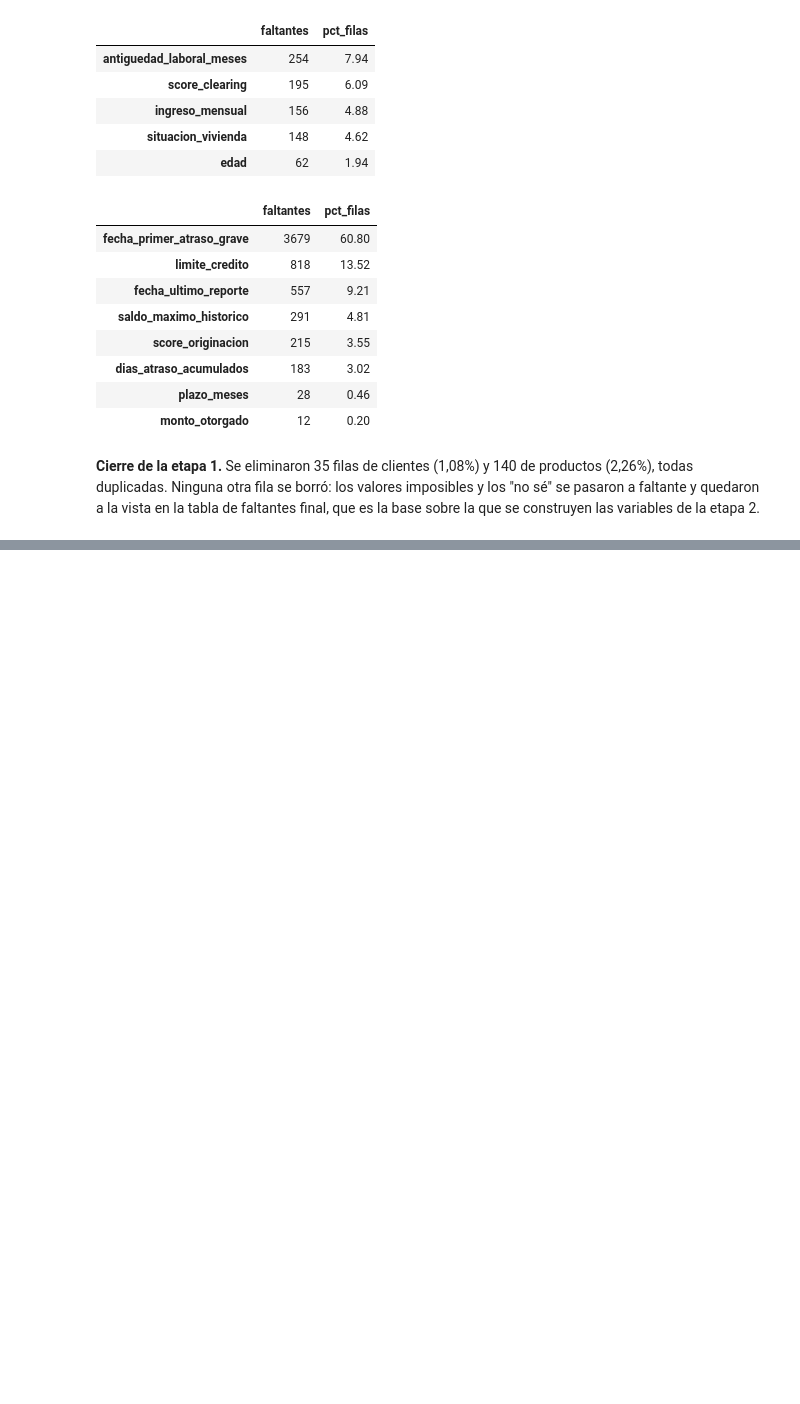
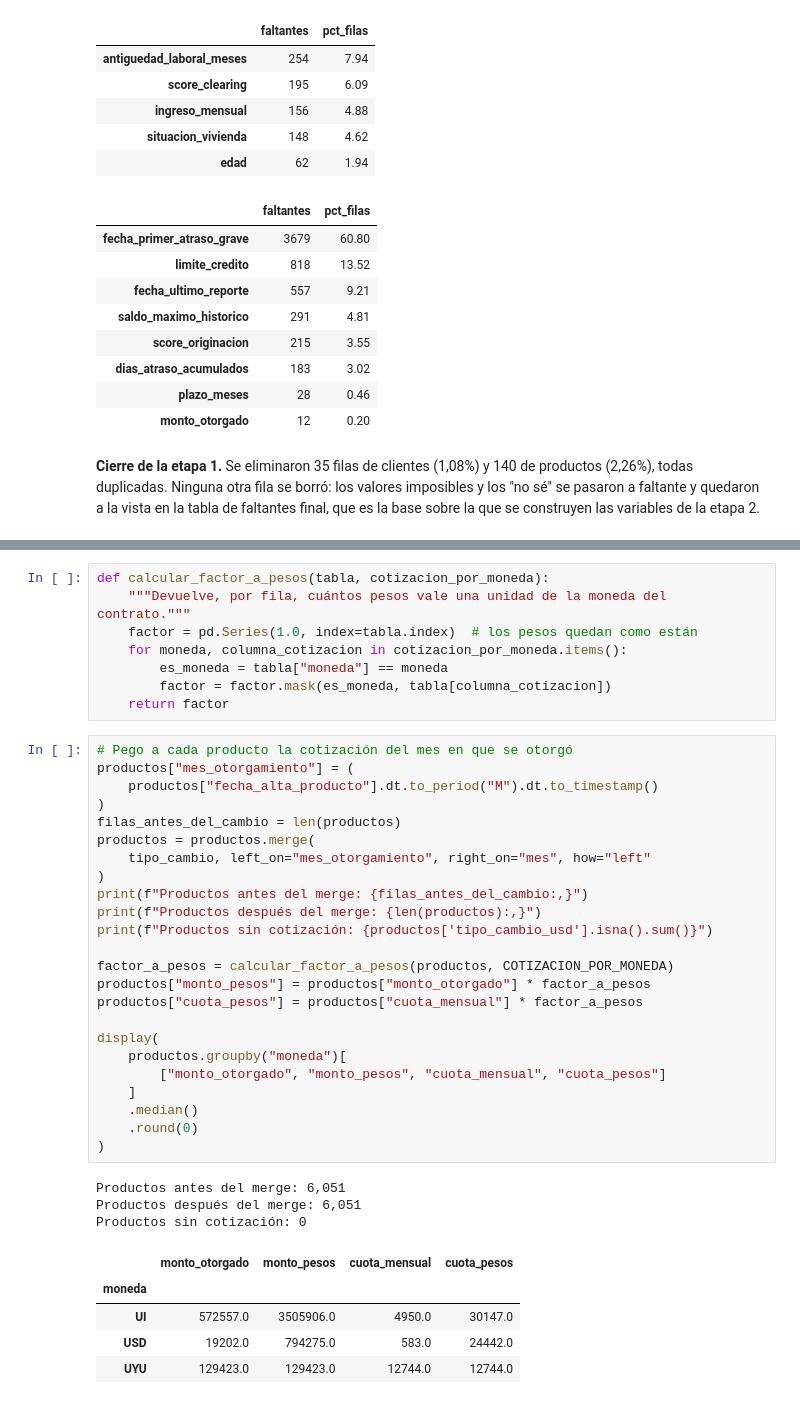
Before and after one commit to ncho06-a11y/proyecto-final-merli, a Jupyter notebook: notebooks/analisis_riesgo_credito.ipynb, the cells around one changed output, grey strips where cells are left out. Cells and saved outputs as stored; diff of their text form; blank space fills up the shorter version.

```diff
--- a/notebooks/analisis_riesgo_credito.ipynb
+++ b/notebooks/analisis_riesgo_credito.ipynb
@@ -1308,0 +1409,41 @@ display(resumir_faltantes(productos))
+# %%
+def calcular_factor_a_pesos(tabla, cotizacion_por_moneda):
+    """Devuelve, por fila, cuántos pesos vale una unidad de la moneda del contrato."""
+    factor = pd.Series(1.0, index=tabla.index)  # los pesos quedan como están
+    for moneda, columna_cotizacion in cotizacion_por_moneda.items():
+        es_moneda = tabla["moneda"] == moneda
+        factor = factor.mask(es_moneda, tabla[columna_cotizacion])
+    return factor
+# %%
+# Pego a cada producto la cotización del mes en que se otorgó
+productos["mes_otorgamiento"] = (
+    productos["fecha_alta_producto"].dt.to_period("M").dt.to_timestamp()
+)
+filas_antes_del_cambio = len(productos)
+productos = productos.merge(
+    tipo_cambio, left_on="mes_otorgamiento", right_on="mes", how="left"
+)
+print(f"Productos antes del merge: {filas_antes_del_cambio:,}")
+print(f"Productos después del merge: {len(productos):,}")
+print(f"Productos sin cotización: {productos['tipo_cambio_usd'].isna().sum()}")
+
+factor_a_pesos = calcular_factor_a_pesos(productos, COTIZACION_POR_MONEDA)
+productos["monto_pesos"] = productos["monto_otorgado"] * factor_a_pesos
+productos["cuota_pesos"] = productos["cuota_mensual"] * factor_a_pesos
+
+display(
+    productos.groupby("moneda")[
+        ["monto_otorgado", "monto_pesos", "cuota_mensual", "cuota_pesos"]
+    ]
+    .median()
+    .round(0)
+)
+# %% [output]
+Productos antes del merge: 6,051
+Productos después del merge: 6,051
+Productos sin cotización: 0
+|  | monto_otorgado | monto_pesos | cuota_mensual | cuota_pesos |
+| moneda |  |  |  |  |
+| UI | 572557.0 | 3505906.0 | 4950.0 | 30147.0 |
+| USD | 19202.0 | 794275.0 | 583.0 | 24442.0 |
+| UYU | 129423.0 | 129423.0 | 12744.0 | 12744.0 |
```
Also changed, not shown: parts of 11 cells of this notebook.
